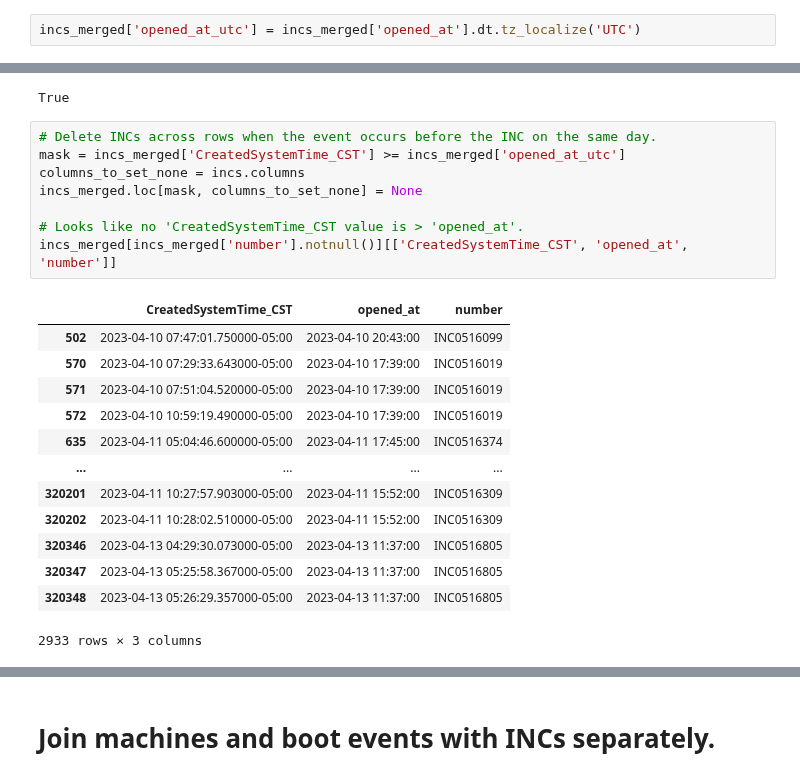
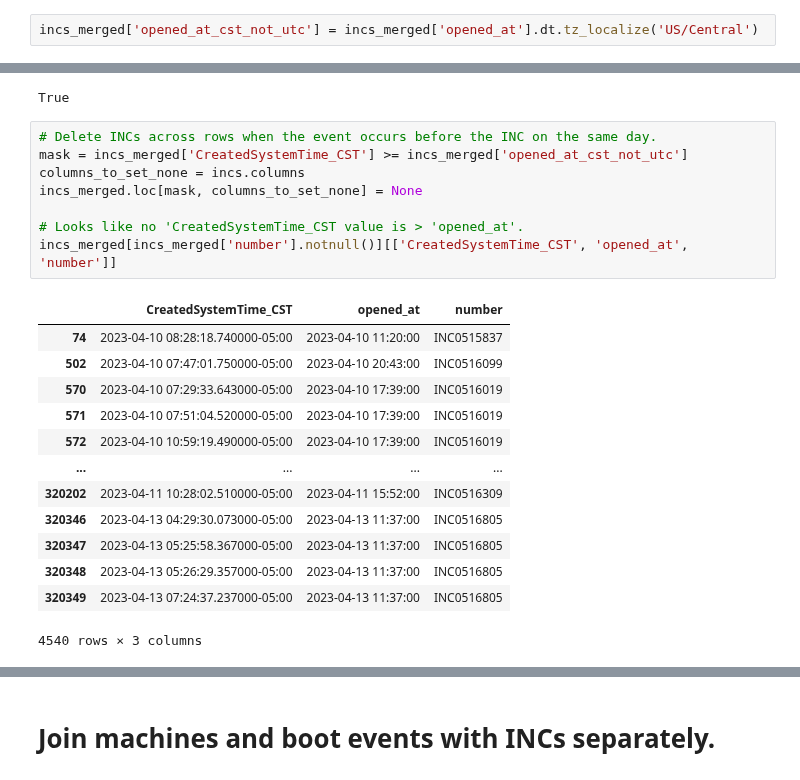
Before and after one commit to redgerly-umich/capstone_ff, a Jupyter notebook: DataCleaning/combine_4_error_types.ipynb, the cells around one changed output, grey strips where cells are left out. Drawn from its saved outputs; the diff is of its cells as text.

```diff
--- a/DataCleaning/combine_4_error_types.ipynb
+++ b/DataCleaning/combine_4_error_types.ipynb
@@ -312,5 +312,5 @@ incs_merged[incs_merged['number'] == 'INC0515837'][[
 | 75 | 2023-04-10 | 2023-04-10 15:23:56.900000-05:00 | 2023-04-10 11:20:00 | 2023-04-10 | TIB-L-U32432 | ... |
 | 269500 | 2023-04-10 | 2023-04-10 12:35:27.050000-05:00 | 2023-04-10 11:20:00 | 2023-04-10 | TIB-L-U32432 | ... |
 # %%
-incs_merged['opened_at_utc'] = incs_merged['opened_at'].dt.tz_localize('UTC')
+incs_merged['opened_at_cst_not_utc'] = incs_merged['opened_at'].dt.tz_localize('US/Central')
 # %%
@@ -328,25 +337,25 @@ print(incs_merged.loc[74, 'CreatedSystemTime_CST'] - incs_merged.loc[74, 'opened
 True
 # %%
 # Delete INCs across rows when the event occurs before the INC on the same day.
-mask = incs_merged['CreatedSystemTime_CST'] >= incs_merged['opened_at_utc']
+mask = incs_merged['CreatedSystemTime_CST'] >= incs_merged['opened_at_cst_not_utc']
 columns_to_set_none = incs.columns
 incs_merged.loc[mask, columns_to_set_none] = None
 
 # Looks like no 'CreatedSystemTime_CST value is > 'opened_at'.
 incs_merged[incs_merged['number'].notnull()][['CreatedSystemTime_CST', 'opened_at', 'number']]
 # %% [output]
 |  | CreatedSystemTime_CST | opened_at | number |
+| 74 | 2023-04-10 08:28:18.740000-05:00 | 2023-04-10 11:20:00 | INC0515837 |
 | 502 | 2023-04-10 07:47:01.750000-05:00 | 2023-04-10 20:43:00 | INC0516099 |
 | 570 | 2023-04-10 07:29:33.643000-05:00 | 2023-04-10 17:39:00 | INC0516019 |
 | 571 | 2023-04-10 07:51:04.520000-05:00 | 2023-04-10 17:39:00 | INC0516019 |
 | 572 | 2023-04-10 10:59:19.490000-05:00 | 2023-04-10 17:39:00 | INC0516019 |
-| 635 | 2023-04-11 05:04:46.600000-05:00 | 2023-04-11 17:45:00 | INC0516374 |
 | ... | ... | ... | ... |
-| 320201 | 2023-04-11 10:27:57.903000-05:00 | 2023-04-11 15:52:00 | INC0516309 |
 | 320202 | 2023-04-11 10:28:02.510000-05:00 | 2023-04-11 15:52:00 | INC0516309 |
 | 320346 | 2023-04-13 04:29:30.073000-05:00 | 2023-04-13 11:37:00 | INC0516805 |
 | 320347 | 2023-04-13 05:25:58.367000-05:00 | 2023-04-13 11:37:00 | INC0516805 |
 | 320348 | 2023-04-13 05:26:29.357000-05:00 | 2023-04-13 11:37:00 | INC0516805 |
+| 320349 | 2023-04-13 07:24:37.237000-05:00 | 2023-04-13 11:37:00 | INC0516805 |
-2933 rows × 3 columns
+4540 rows × 3 columns
 # %%
 # Check to make sure. Positive = delete. Negative = keep.
```
Also changed, not shown: parts of 15 cells of this notebook.
